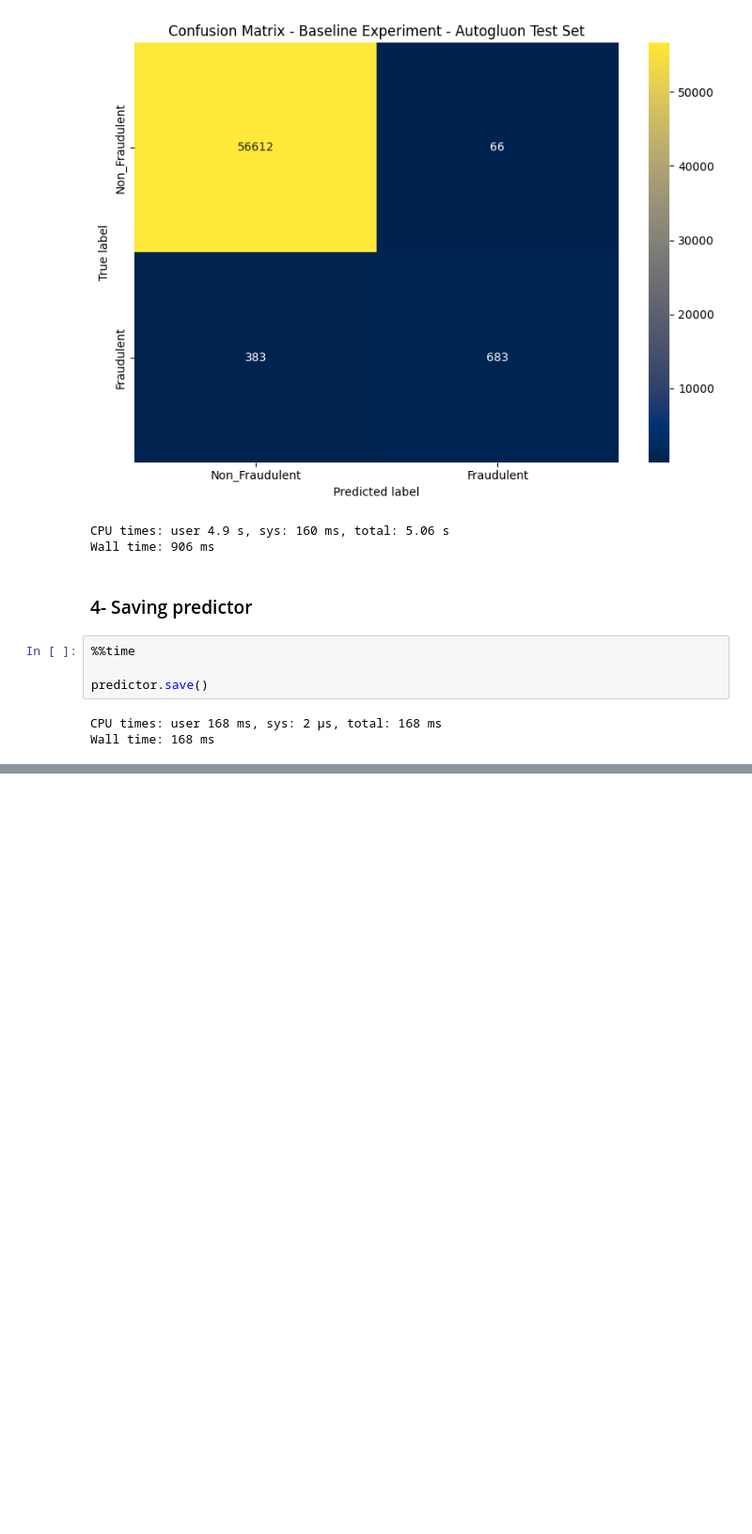
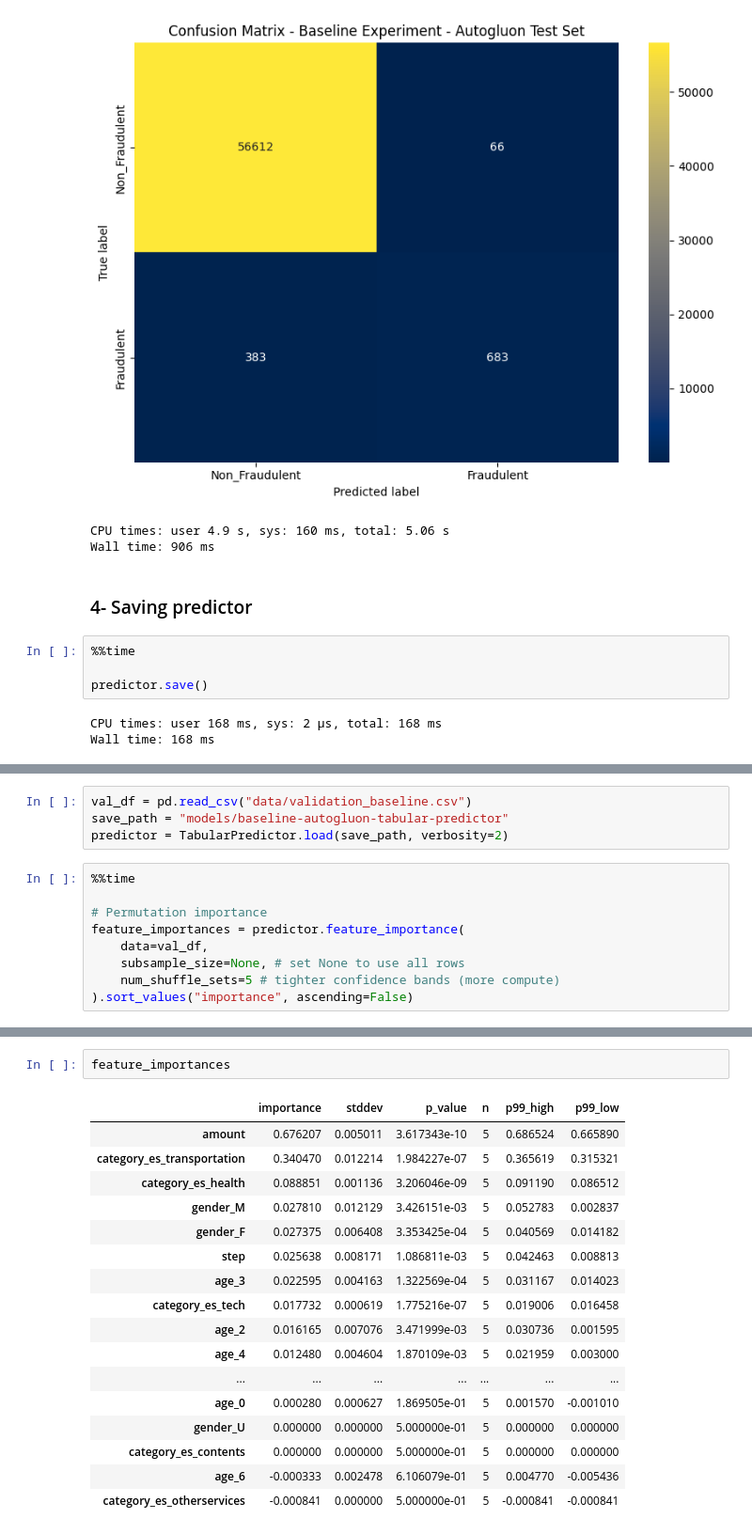
Before and after one commit to tamerthamoqa/fraud-detection-case-study, a Jupyter notebook: 5-baseline-modeling-autogluon-automl.ipynb, the cells around one changed output, grey strips where cells are left out. Shown: that part at 94% size. Cells and saved outputs as stored; diff of their text form; blank space fills up the shorter version.

Commit message:
Add feature importances to 5-baseline-modeling-autogluon-automl.ipynb

```diff
--- a/5-baseline-modeling-autogluon-automl.ipynb
+++ b/5-baseline-modeling-autogluon-automl.ipynb
@@ -331,0 +338,13 @@ Wall time: 168 ms
+# %%
+val_df = pd.read_csv("data/validation_baseline.csv")
+save_path = "models/baseline-autogluon-tabular-predictor"
+predictor = TabularPredictor.load(save_path, verbosity=2)
+# %%
+%%time
+
+# Permutation importance
+feature_importances = predictor.feature_importance(
+    data=val_df,
+    subsample_size=None, # set None to use all rows
+    num_shuffle_sets=5 # tighter confidence bands (more compute)
+).sort_values("importance", ascending=False)
@@ -331,0 +358,20 @@ Wall time: 168 ms
+# %%
+feature_importances
+# %% [output]
+|  | importance | stddev | p_value | n | p99_high | p99_low |
+| amount | 0.676207 | 0.005011 | 3.617343e-10 | 5 | 0.686524 | 0.665890 |
+| category_es_transportation | 0.340470 | 0.012214 | 1.984227e-07 | 5 | 0.365619 | 0.315321 |
+| category_es_health | 0.088851 | 0.001136 | 3.206046e-09 | 5 | 0.091190 | 0.086512 |
+| gender_M | 0.027810 | 0.012129 | 3.426151e-03 | 5 | 0.052783 | 0.002837 |
+| gender_F | 0.027375 | 0.006408 | 3.353425e-04 | 5 | 0.040569 | 0.014182 |
+| step | 0.025638 | 0.008171 | 1.086811e-03 | 5 | 0.042463 | 0.008813 |
+| age_3 | 0.022595 | 0.004163 | 1.322569e-04 | 5 | 0.031167 | 0.014023 |
+| category_es_tech | 0.017732 | 0.000619 | 1.775216e-07 | 5 | 0.019006 | 0.016458 |
+| age_2 | 0.016165 | 0.007076 | 3.471999e-03 | 5 | 0.030736 | 0.001595 |
+| age_4 | 0.012480 | 0.004604 | 1.870109e-03 | 5 | 0.021959 | 0.003000 |
+| ... | ... | ... | ... | ... | ... | ... |
+| age_0 | 0.000280 | 0.000627 | 1.869505e-01 | 5 | 0.001570 | -0.001010 |
+| gender_U | 0.000000 | 0.000000 | 5.000000e-01 | 5 | 0.000000 | 0.000000 |
+| category_es_contents | 0.000000 | 0.000000 | 5.000000e-01 | 5 | 0.000000 | 0.000000 |
+| age_6 | -0.000333 | 0.002478 | 6.106079e-01 | 5 | 0.004770 | -0.005436 |
+| category_es_otherservices | -0.000841 | 0.000000 | 5.000000e-01 | 5 | -0.000841 | -0.000841 |
```
Also changed, not shown: parts of 4 cells of this notebook.
